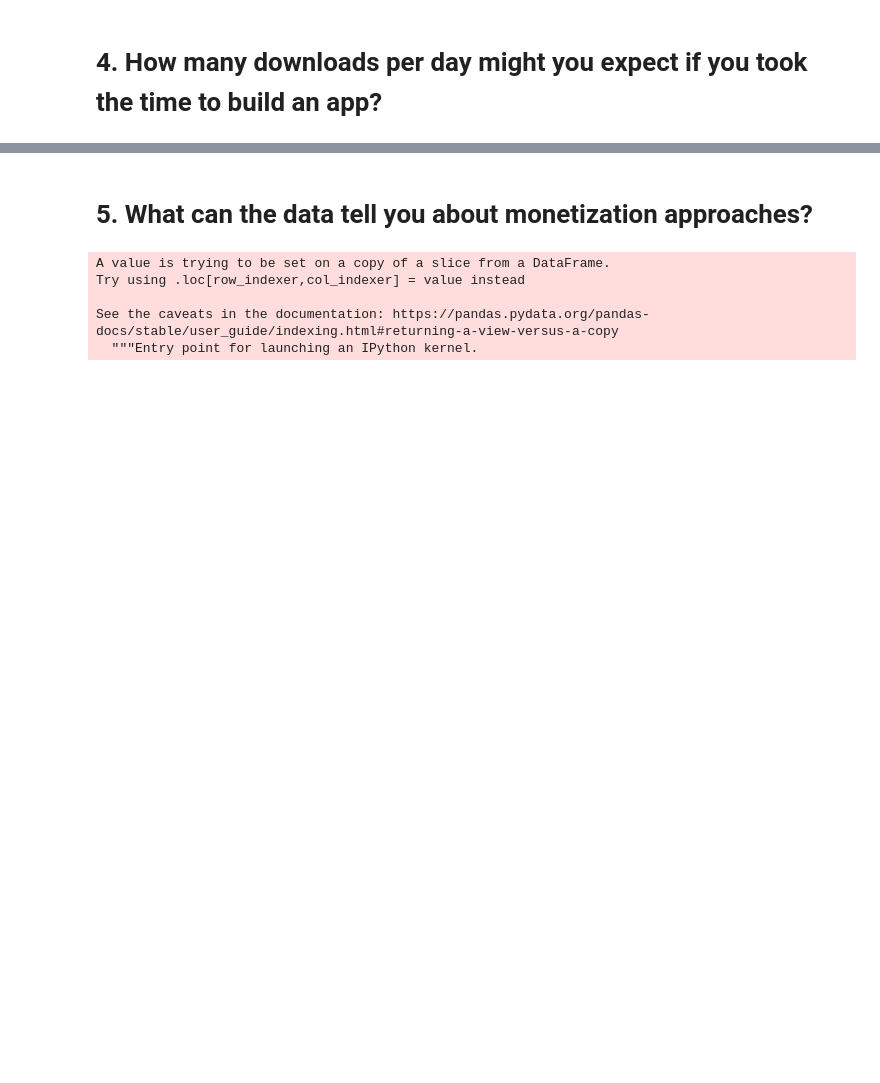
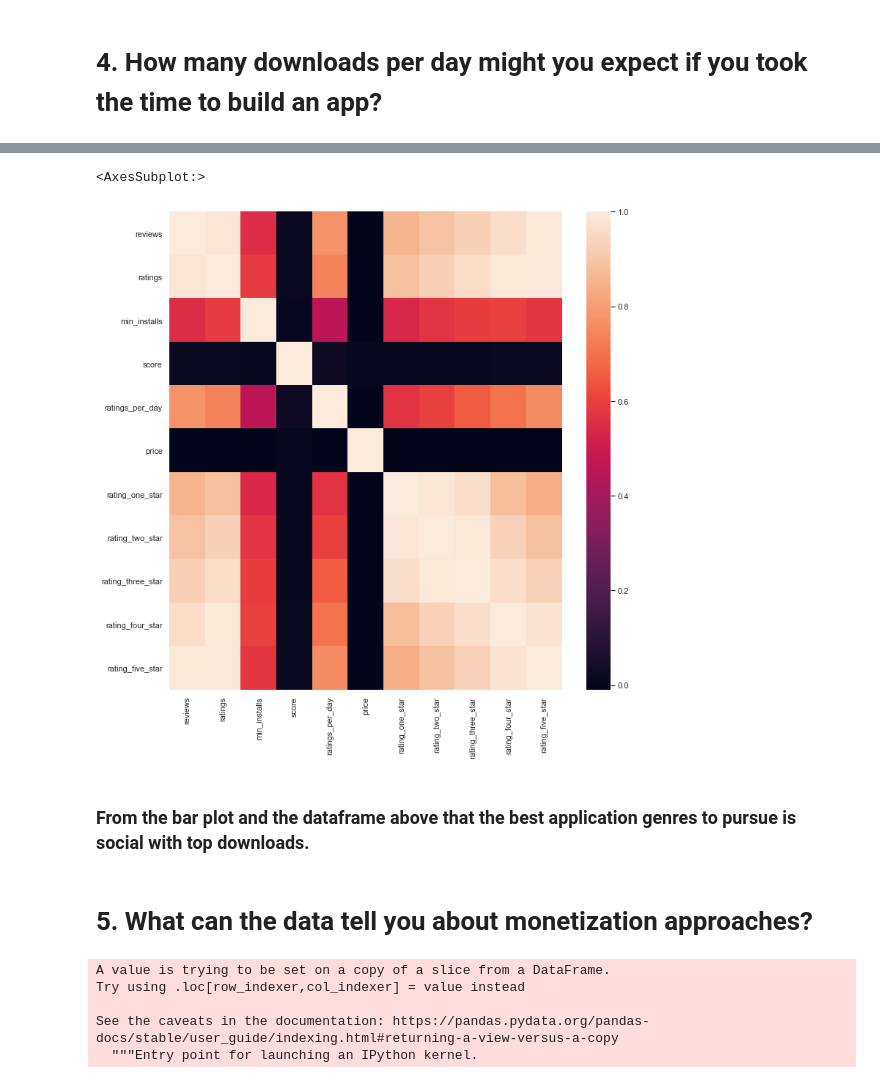
Before and after one commit to Necronoxia/google-play-apps-analysis, a Jupyter notebook: mini_proj.ipynb, the cells around one changed output, grey strips where cells are left out. Saved outputs shown, nothing was run; the diff lists cells and outputs as text; code cells hidden in the pictures; blank space fills up the shorter version.

```diff
--- a/mini_proj.ipynb
+++ b/mini_proj.ipynb
@@ -211,3 +269,14 @@ YouTube 1000000000
+# %%
+corr_map = df.copy()
+corr_map
+corr_map.drop(['app_id','title','offers_iap','ad_supported','released','genre','genre_id'],axis = 1,inplace=True)
+cor = corr_map.corr()
+sns.heatmap(cor)
+# %% [output]
+<AxesSubplot:>
+[figure, added]
+# %% [markdown]
+### From the bar plot and the dataframe above that the best application genres to pursue is social with top downloads.
 # %% [markdown]
 # 5. What can the data tell you about monetization approaches?
 # %%
```
Also changed, not shown: parts of 12 cells of this notebook.
